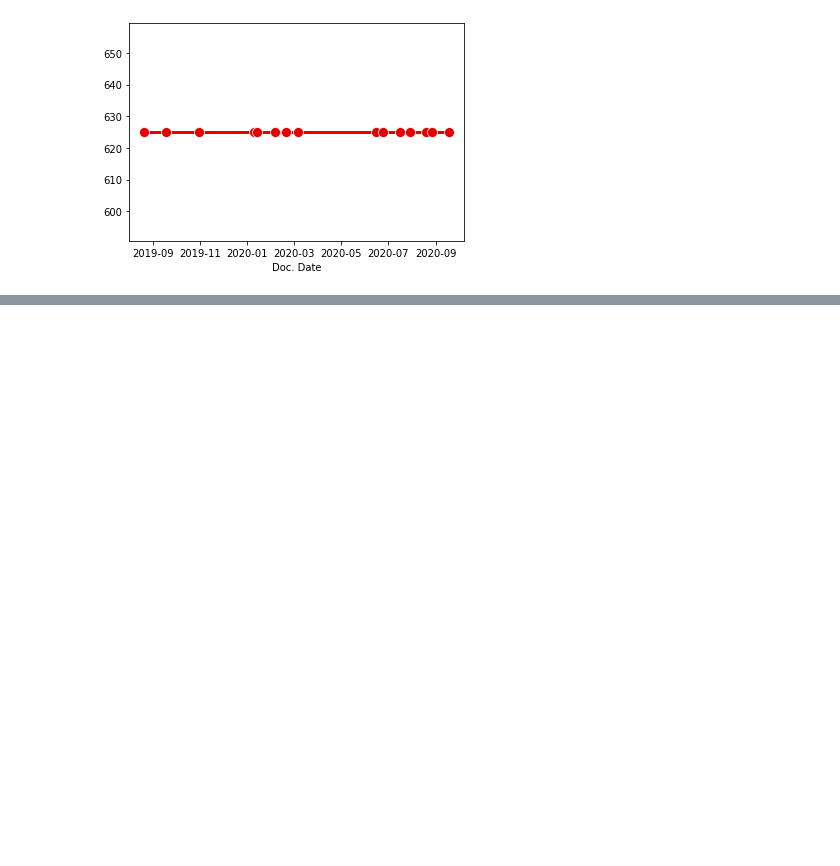
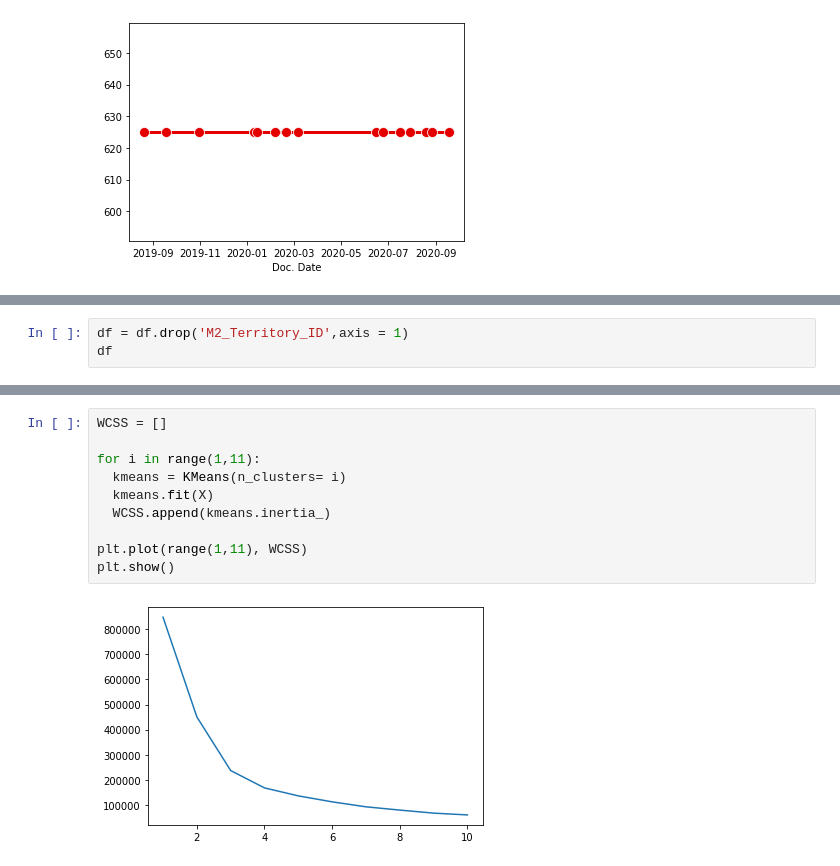
Before and after one commit to brenoccosta/ABIAcademyHack, a Jupyter notebook: Recomendação para pontos de venda locais.ipynb, the cells around one changed output, grey strips where cells are left out. Cells and saved outputs as stored; diff of their text form; blank space fills up the shorter version.

```diff
--- a/Recomendação para pontos de venda locais.ipynb
+++ b/Recomendação para pontos de venda locais.ipynb
@@ -2423,0 +2429,3 @@ vendas['Doc. Date'].loc[vendas['Ship-to nu'] == 29379916 ].value_counts() #15
+# %%
+df = df.drop('M2_Territory_ID',axis = 1)
+df
@@ -2423,0 +2513,12 @@ vendas['Doc. Date'].loc[vendas['Ship-to nu'] == 29379916 ].value_counts() #15
+# %%
+WCSS = []
+
+for i in range(1,11):
+  kmeans = KMeans(n_clusters= i)
+  kmeans.fit(X)
+  WCSS.append(kmeans.inertia_)
+
+plt.plot(range(1,11), WCSS)
+plt.show()
+# %% [output]
+[figure, added]
```
Also changed, not shown: parts of 16 cells of this notebook.
